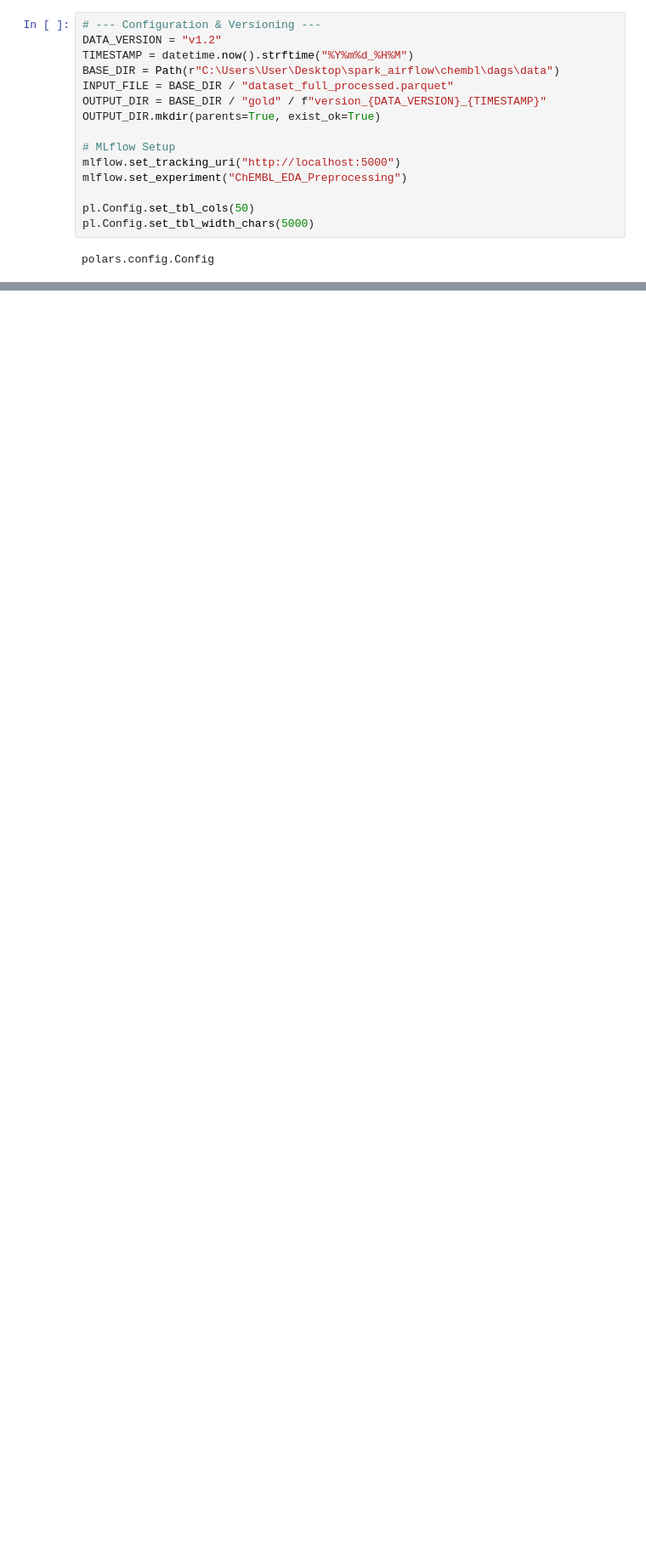
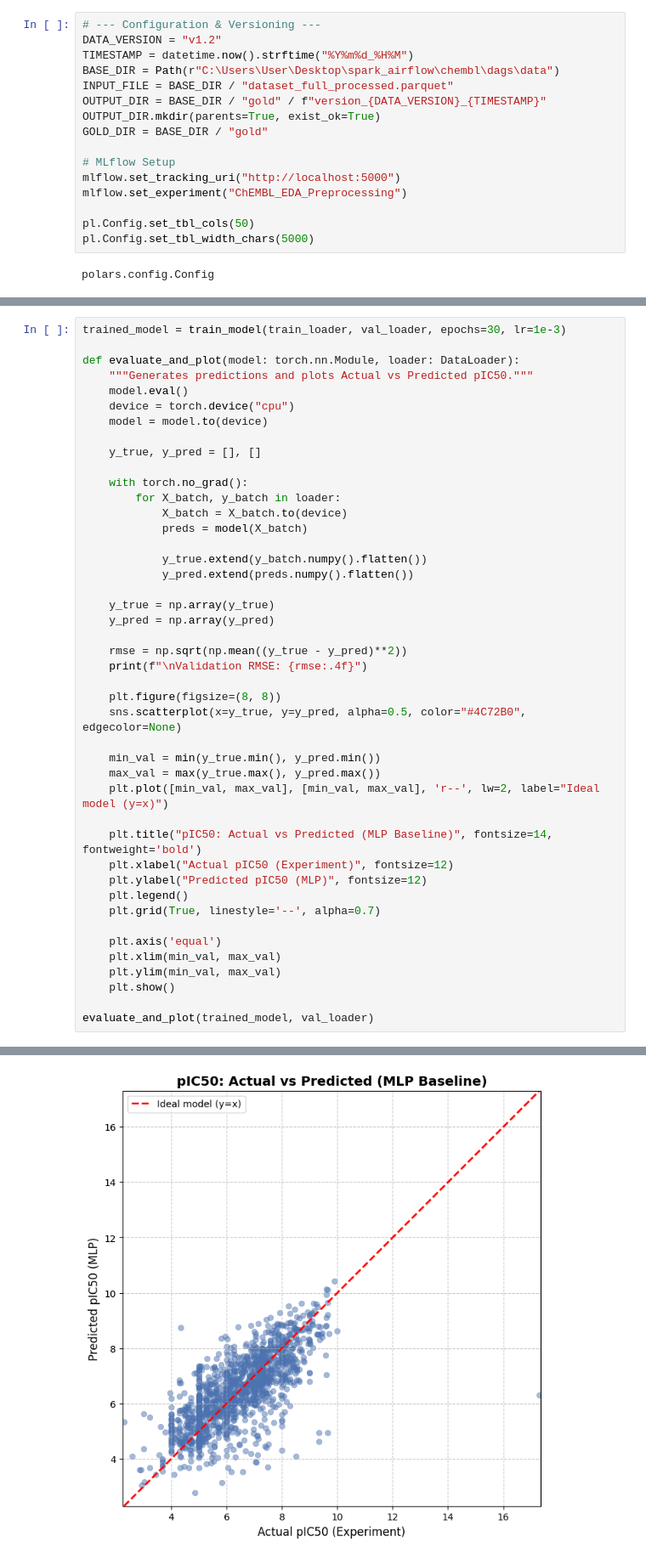
Before and after one commit to MateuszPalczynski/chembl-analysis, a Jupyter notebook: notebooks/EDA.ipynb, the cells around one changed output, grey strips where cells are left out. Shown at 85% size. Drawn from its saved outputs; the diff is of its cells as text; blank space fills up the shorter version.

Commit message:
Adding baseline models

```diff
--- a/notebooks/EDA.ipynb
+++ b/notebooks/EDA.ipynb
@@ -23,6 +38,7 @@ BASE_DIR = Path(r"C:\Users\User\Desktop\spark_airflow\chembl\dags\data")
 INPUT_FILE = BASE_DIR / "dataset_full_processed.parquet"
 OUTPUT_DIR = BASE_DIR / "gold" / f"version_{DATA_VERSION}_{TIMESTAMP}"
 OUTPUT_DIR.mkdir(parents=True, exist_ok=True)
+GOLD_DIR = BASE_DIR / "gold"
 
 # MLflow Setup
 mlflow.set_tracking_uri("http://localhost:5000")
@@ -510,0 +806,45 @@ Analiza Różnorodności (Scaffold Analysis)
+# %%
+trained_model = train_model(train_loader, val_loader, epochs=30, lr=1e-3)
+
+def evaluate_and_plot(model: torch.nn.Module, loader: DataLoader):
+    """Generates predictions and plots Actual vs Predicted pIC50."""
+    model.eval()
+    device = torch.device("cpu")
+    model = model.to(device)
+
+    y_true, y_pred = [], []
+
+    with torch.no_grad():
+        for X_batch, y_batch in loader:
+            X_batch = X_batch.to(device)
+            preds = model(X_batch)
+
+            y_true.extend(y_batch.numpy().flatten())
+            y_pred.extend(preds.numpy().flatten())
+
+    y_true = np.array(y_true)
+    y_pred = np.array(y_pred)
+
+    rmse = np.sqrt(np.mean((y_true - y_pred)**2))
+    print(f"\nValidation RMSE: {rmse:.4f}")
+
+    plt.figure(figsize=(8, 8))
+    sns.scatterplot(x=y_true, y=y_pred, alpha=0.5, color="#4C72B0", edgecolor=None)
+
+    min_val = min(y_true.min(), y_pred.min())
+    max_val = max(y_true.max(), y_pred.max())
+    plt.plot([min_val, max_val], [min_val, max_val], 'r--', lw=2, label="Ideal model (y=x)")
+
+    plt.title("pIC50: Actual vs Predicted (MLP Baseline)", fontsize=14, fontweight='bold')
+    plt.xlabel("Actual pIC50 (Experiment)", fontsize=12)
+    plt.ylabel("Predicted pIC50 (MLP)", fontsize=12)
+    plt.legend()
+    plt.grid(True, linestyle='--', alpha=0.7)
+
+    plt.axis('equal')
+    plt.xlim(min_val, max_val)
+    plt.ylim(min_val, max_val)
+    plt.show()
+
+evaluate_and_plot(trained_model, val_loader)
+# %% [output]
@@ -510,0 +863 @@ Analiza Różnorodności (Scaffold Analysis)
+[figure, added]
```
Also changed, not shown: parts of 30 cells of this notebook, 6 other files.
